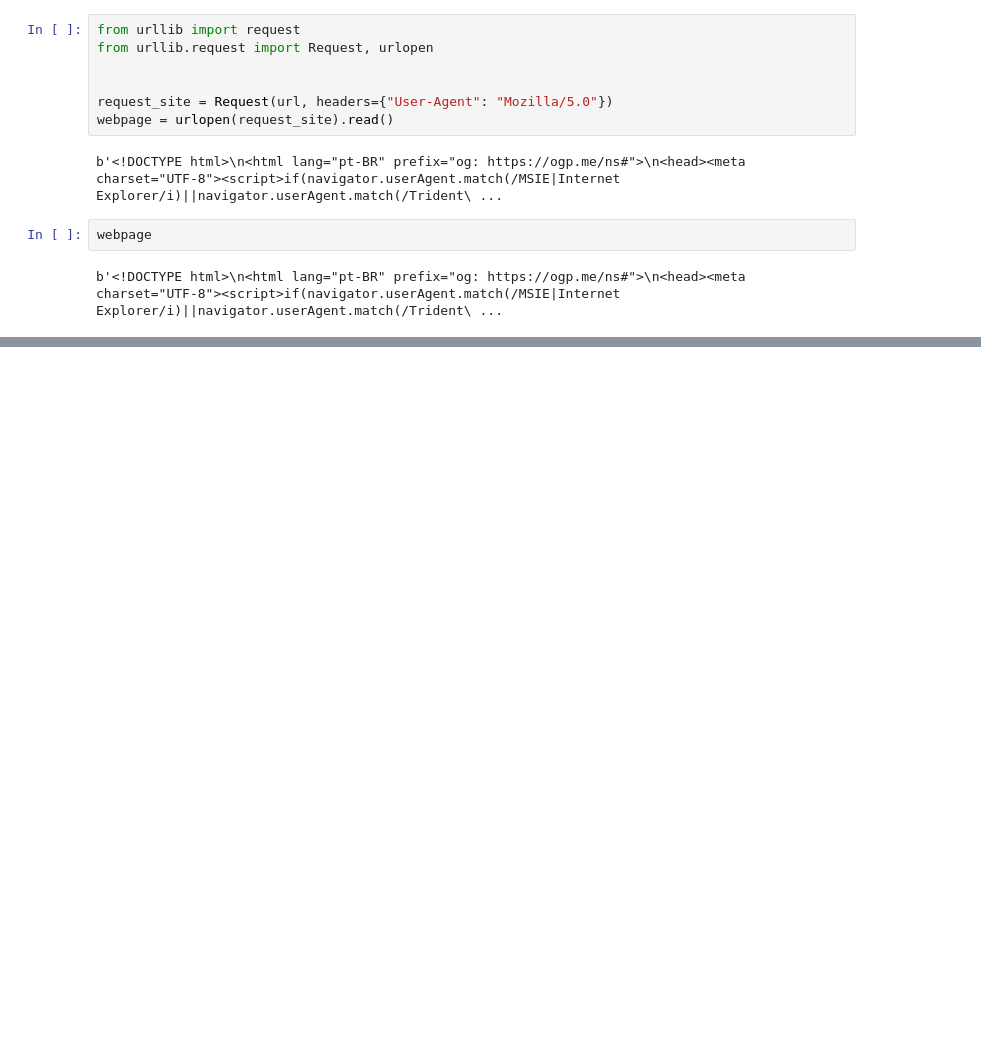
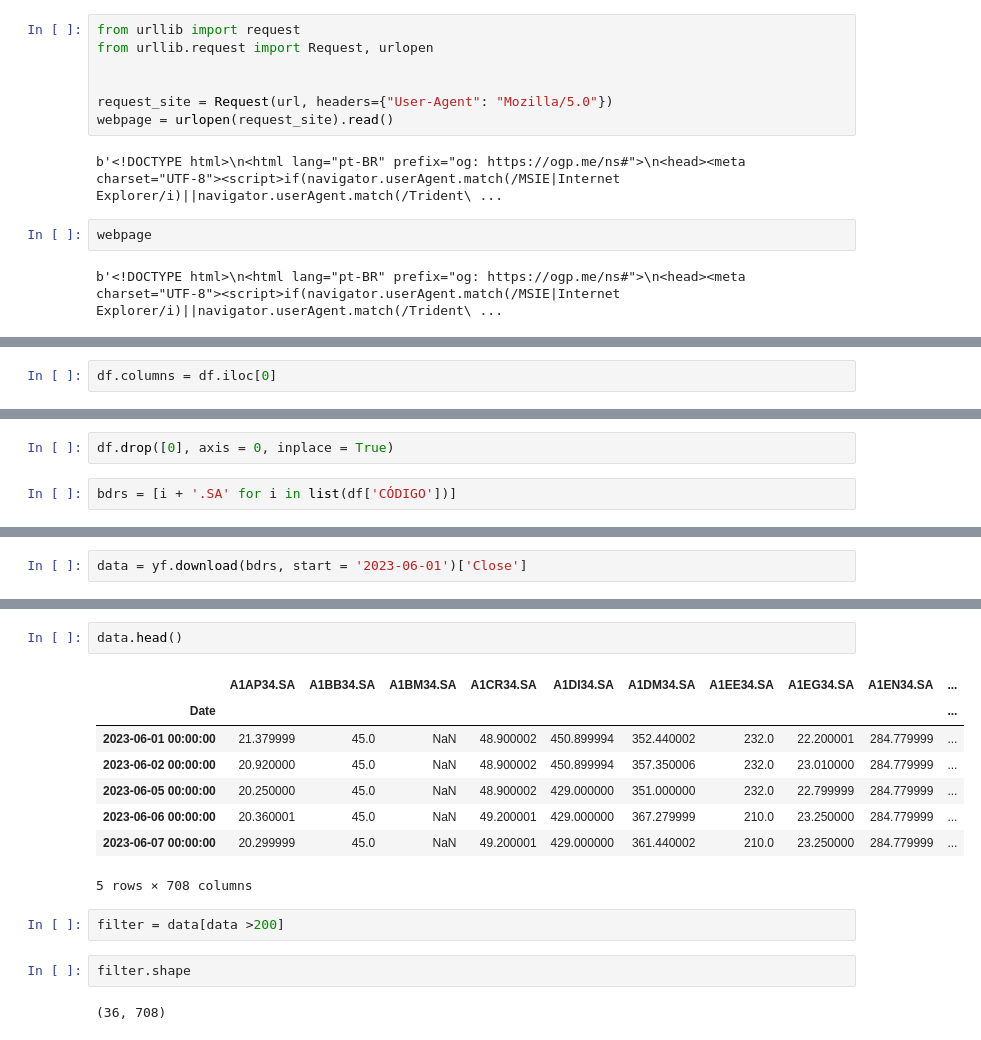
Before and after one commit to victorncg/financas_quantitativas, a Jupyter notebook: Extração_de_BDRs.ipynb, the cells around one changed output, grey strips where cells are left out. Drawn from its saved outputs; the diff is of its cells as text; blank space fills up the shorter version.

```diff
--- a/Extração_de_BDRs.ipynb
+++ b/Extração_de_BDRs.ipynb
@@ -89,0 +76,2 @@ pd.read_html(webpage)[0]
+# %%
+df.columns = df.iloc[0]
@@ -89,0 +87,4 @@ pd.read_html(webpage)[0]
+# %%
+df.drop([0], axis = 0, inplace = True)
+# %%
+bdrs = [i + '.SA' for i in list(df['CÓDIGO'])]
@@ -89,0 +93,2 @@ pd.read_html(webpage)[0]
+# %%
+data = yf.download(bdrs, start = '2023-06-01')['Close']
@@ -89,0 +101,17 @@ pd.read_html(webpage)[0]
+# %%
+data.head()
+# %% [output]
+|  | A1AP34.SA | A1BB34.SA | A1BM34.SA | A1CR34.SA | A1DI34.SA | A1DM34.SA | A1EE34.SA | A1EG34.SA | A1EN34.SA | ... |
+| Date |  |  |  |  |  |  |  |  |  | ... |
+| 2023-06-01 00:00:00 | 21.379999 | 45.0 | NaN | 48.900002 | 450.899994 | 352.440002 | 232.0 | 22.200001 | 284.779999 | ... |
+| 2023-06-02 00:00:00 | 20.920000 | 45.0 | NaN | 48.900002 | 450.899994 | 357.350006 | 232.0 | 23.010000 | 284.779999 | ... |
+| 2023-06-05 00:00:00 | 20.250000 | 45.0 | NaN | 48.900002 | 429.000000 | 351.000000 | 232.0 | 22.799999 | 284.779999 | ... |
+| 2023-06-06 00:00:00 | 20.360001 | 45.0 | NaN | 49.200001 | 429.000000 | 367.279999 | 210.0 | 23.250000 | 284.779999 | ... |
+| 2023-06-07 00:00:00 | 20.299999 | 45.0 | NaN | 49.200001 | 429.000000 | 361.440002 | 210.0 | 23.250000 | 284.779999 | ... |
+5 rows × 708 columns
+# %%
+filter = data[data >200]
+# %%
+filter.shape
+# %% [output]
+(36, 708)
```
Also changed, not shown: parts of 5 cells of this notebook.
